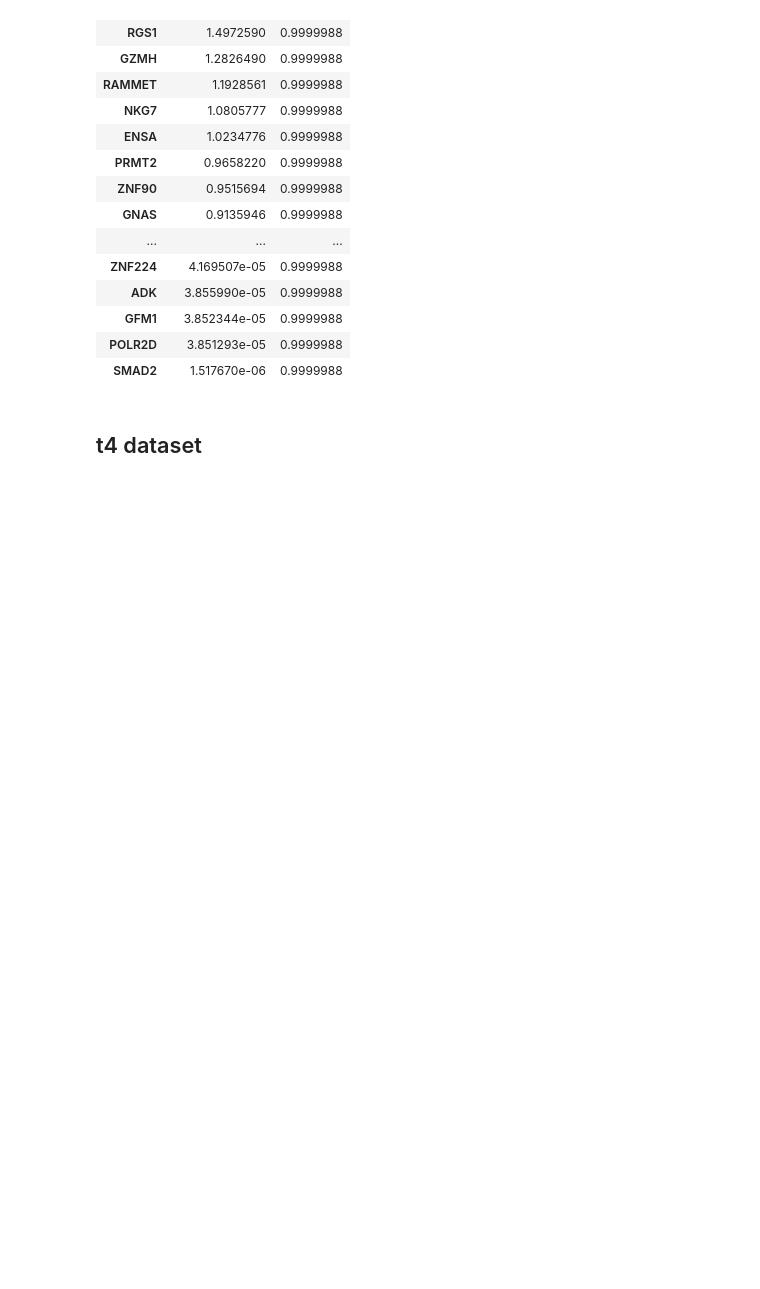
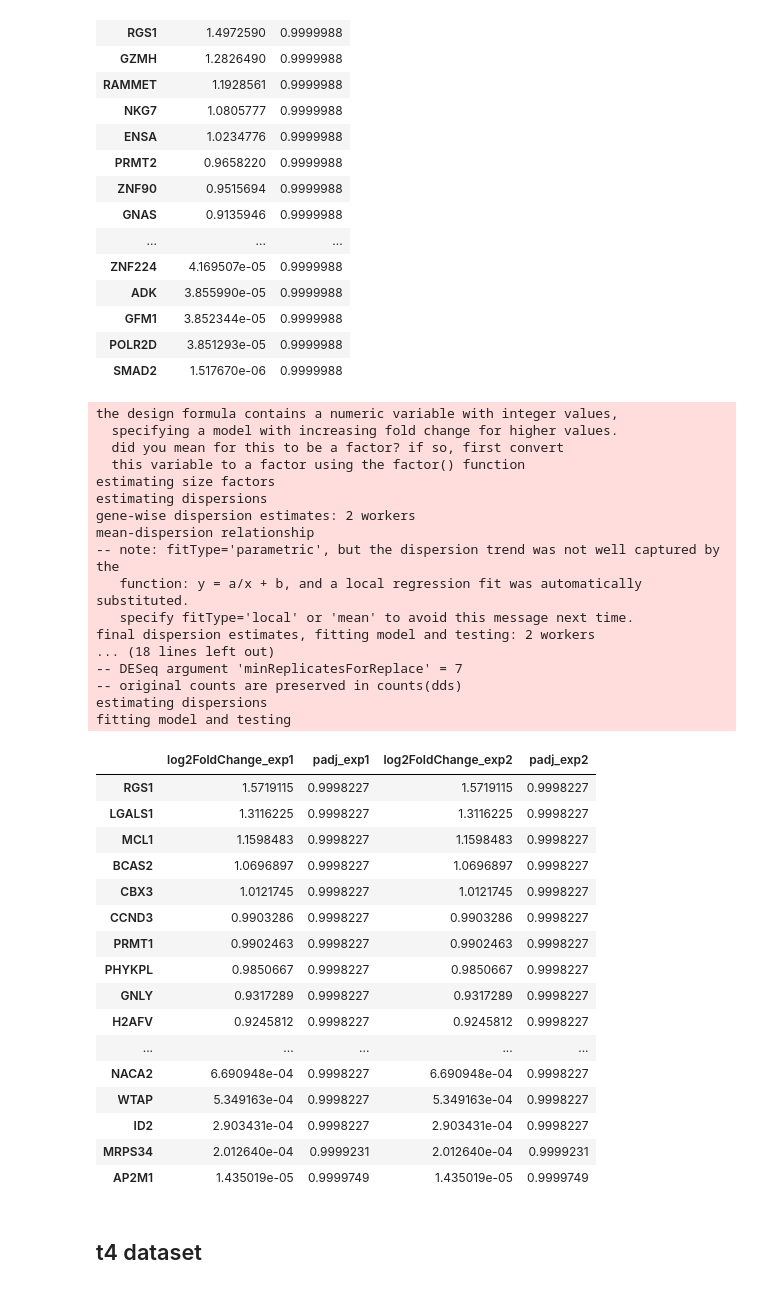
Before and after one commit to asmagen/hierarchicalSingleCell, a Jupyter notebook: notebook/differential_gene_expression/01-define-robust-gene-signature.ipynb, the cells around one changed output. Saved outputs shown, nothing was run; the diff lists cells and outputs as text; code cells hidden in the pictures; blank space fills up the shorter version.

Commit message:
Find overlapping genes between two sets of experiments

```diff
--- a/notebook/differential_gene_expression/01-define-robust-gene-signature.ipynb
+++ b/notebook/differential_gene_expression/01-define-robust-gene-signature.ipynb
@@ -35,6 +35,17 @@ DE_childrenNodes = function(X, child_node_1_idx, child_node_2_idx, q_thresh, FC_
     DE_hits_final = DE_hits[DE_hits$log2FoldChange > log(FC_thresh, base=2),]
     return(data.matrix(DE_hits_final[,c(2, 6)]))
 }
+# %%
+DE_twoExps = function(X_exp1, cn_1_idx_exp1, cn_2_idx_exp1, q_thresh_exp1, FC_thresh_exp1,
+                      X_exp2, cn_1_idx_exp2, cn_2_idx_exp2, q_thresh_exp2, FC_thresh_exp2) {
+       DE_hits_exp1 = DE_childrenNodes(X_exp1, cn_1_idx_exp1, cn_2_idx_exp1, q_thresh_exp1, FC_thresh_exp1)
+       DE_hits_exp2 = DE_childrenNodes(X_exp2, cn_1_idx_exp2, cn_2_idx_exp2, q_thresh_exp2, FC_thresh_exp2)
+       colnames(DE_hits_exp1) = c('log2FoldChange_exp1', 'padj_exp1')
+       colnames(DE_hits_exp2) = c('log2FoldChange_exp2', 'padj_exp2')
+       overlap_hits = intersect(rownames(DE_hits_exp1), rownames(DE_hits_exp2))
+       DE_hits_overlap = cbind(DE_hits_exp1[overlap_hits,], DE_hits_exp2[overlap_hits,])
+       return(DE_hits_overlap)
+}
 # %% [markdown]
 ## Test on the dataset
 # %%
@@ -117,6 +128,49 @@ fitting model and testing
 | GFM1 | 3.852344e-05 | 0.9999988 |
 | POLR2D | 3.851293e-05 | 0.9999988 |
 | SMAD2 | 1.517670e-06 | 0.9999988 |
+# %%
+X = X_t3[,1:100] # n genes x m cells
+child_node_1_idx = sample(c(T, F), 100, replace=T)
+child_node_2_idx = !child_node_1_idx
+q_thresh = 0.05
+FC_thresh = 1
+DE_twoExps(X, child_node_1_idx, child_node_2_idx, q_thresh, FC_thresh,
+           X, child_node_1_idx, child_node_2_idx, q_thresh, FC_thresh)
+# %% [output]
+the design formula contains a numeric variable with integer values,
+  specifying a model with increasing fold change for higher values.
+  did you mean for this to be a factor? if so, first convert
+  this variable to a factor using the factor() function
+estimating size factors
+estimating dispersions
+gene-wise dispersion estimates: 2 workers
+mean-dispersion relationship
+-- note: fitType='parametric', but the dispersion trend was not well captured by the
+   function: y = a/x + b, and a local regression fit was automatically substituted.
+   specify fitType='local' or 'mean' to avoid this message next time.
+final dispersion estimates, fitting model and testing: 2 workers
+... (18 lines left out)
+-- DESeq argument 'minReplicatesForReplace' = 7
+-- original counts are preserved in counts(dds)
+estimating dispersions
+fitting model and testing
+|  | log2FoldChange_exp1 | padj_exp1 | log2FoldChange_exp2 | padj_exp2 |
+| RGS1 | 1.5719115 | 0.9998227 | 1.5719115 | 0.9998227 |
+| LGALS1 | 1.3116225 | 0.9998227 | 1.3116225 | 0.9998227 |
+| MCL1 | 1.1598483 | 0.9998227 | 1.1598483 | 0.9998227 |
+| BCAS2 | 1.0696897 | 0.9998227 | 1.0696897 | 0.9998227 |
+| CBX3 | 1.0121745 | 0.9998227 | 1.0121745 | 0.9998227 |
+| CCND3 | 0.9903286 | 0.9998227 | 0.9903286 | 0.9998227 |
+| PRMT1 | 0.9902463 | 0.9998227 | 0.9902463 | 0.9998227 |
+| PHYKPL | 0.9850667 | 0.9998227 | 0.9850667 | 0.9998227 |
+| GNLY | 0.9317289 | 0.9998227 | 0.9317289 | 0.9998227 |
+| H2AFV | 0.9245812 | 0.9998227 | 0.9245812 | 0.9998227 |
+| ... | ... | ... | ... | ... |
+| NACA2 | 6.690948e-04 | 0.9998227 | 6.690948e-04 | 0.9998227 |
+| WTAP | 5.349163e-04 | 0.9998227 | 5.349163e-04 | 0.9998227 |
+| ID2 | 2.903431e-04 | 0.9998227 | 2.903431e-04 | 0.9998227 |
+| MRPS34 | 2.012640e-04 | 0.9999231 | 2.012640e-04 | 0.9999231 |
+| AP2M1 | 1.435019e-05 | 0.9999749 | 1.435019e-05 | 0.9999749 |
 # %% [markdown]
 ## t4 dataset
 # %%
```
Also changed, not shown: 1 other file.
